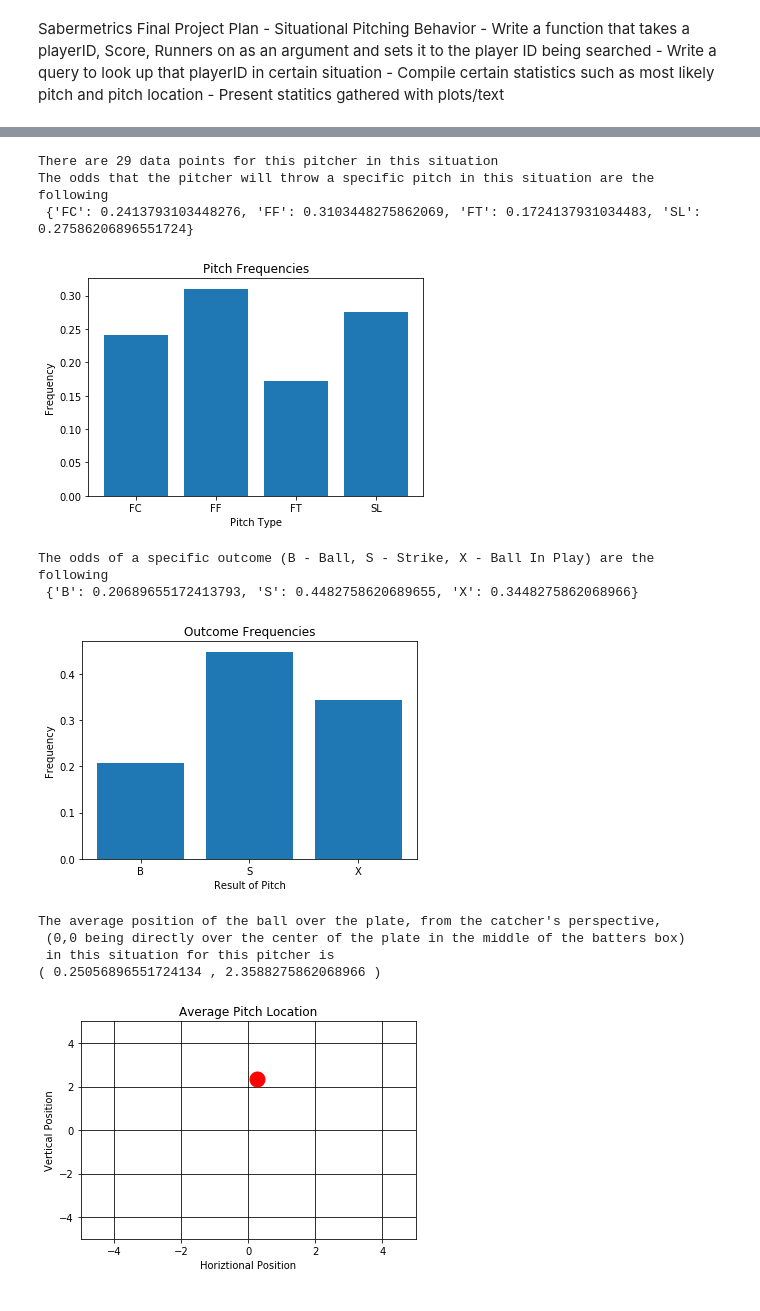
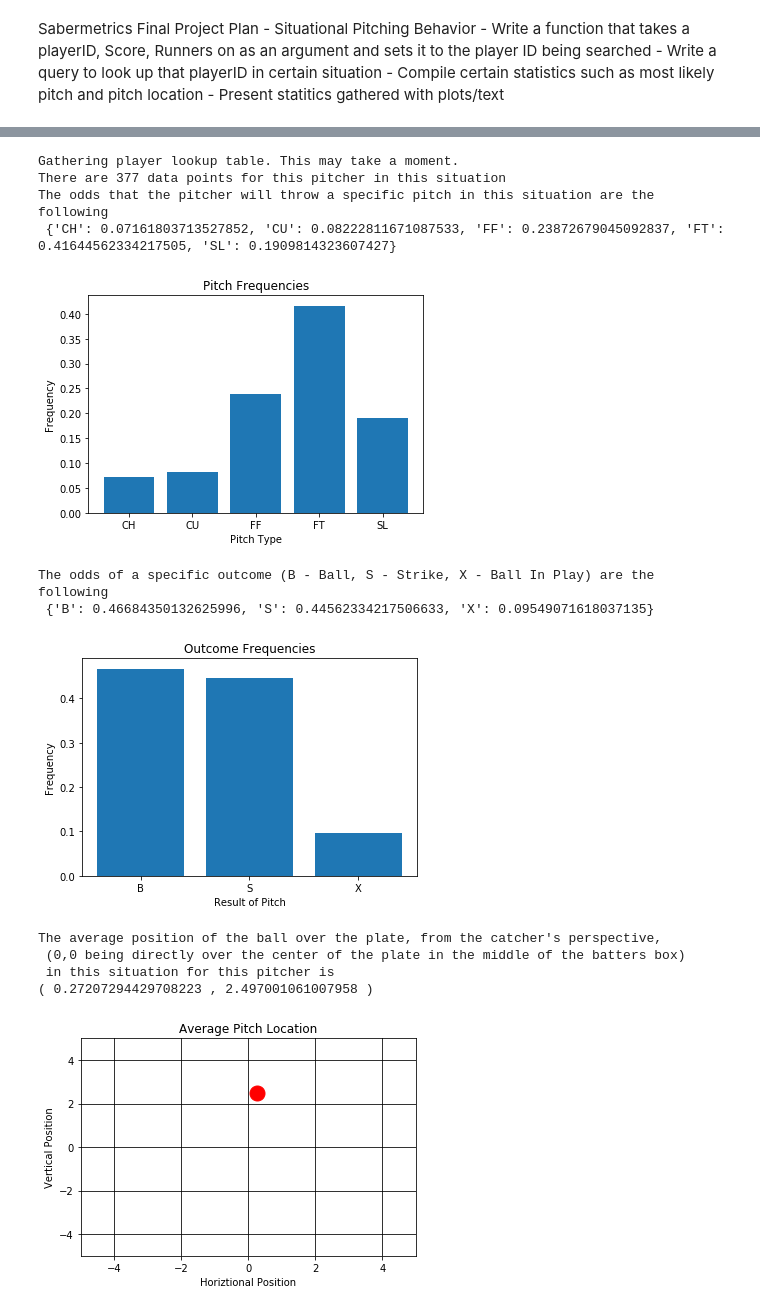
Before and after one commit to samdreed21/SabermetricsFinalProject, a Jupyter notebook: Samuel_Reed_Situational_Pitching_Behavior.ipynb, the cells around one changed output, grey strips where cells are left out. Saved outputs shown, nothing was run; the diff lists cells and outputs as text; code cells hidden in the pictures.

Commit message:
Allows for looking up players by name instead of playerID

```diff
--- a/Samuel_Reed_Situational_Pitching_Behavior.ipynb
+++ b/Samuel_Reed_Situational_Pitching_Behavior.ipynb
@@ -151,9 +137,11 @@ def display_results(p_data):
     plt.title("Average Pitch Location")
     plt.show()
 # %%
-def main(playerID, strikes, balls, on_1b, on_2b, on_3b):
+def driver(first, last, strikes, balls, on_1b, on_2b, on_3b):
+    playerID = playerid_lookup(last, first)
+    pid = playerID.iloc[0]['key_mlbam']
     # call the lookup function with the specified siutational parameters
-    SPB_data = lookup(playerID, strikes, balls, on_1b, on_2b, on_3b)
+    SPB_data = lookup(pid, strikes, balls, on_1b, on_2b, on_3b)
     # if the length of the returned data frame is 0 there is no data for that specific situation
     if (len(SPB_data) == 0):
         print("No data available for described situation")
@@ -164,18 +152,20 @@ def main(playerID, strikes, balls, on_1b, on_2b, on_3b):
 
     # display results
     display_results(processed_data)
-# %%
-main(532077.0, 2, 3, False, False, False)
-# %% [output]
-There are 29 data points for this pitcher in this situation
-The odds that the pitcher will throw a specific pitch in this situation are the following
- {'FC': 0.2413793103448276, 'FF': 0.3103448275862069, 'FT': 0.1724137931034483, 'SL': 0.27586206896551724}
-[figure, removed]
-The odds of a specific outcome (B - Ball, S - Strike, X - Ball In Play) are the following
- {'B': 0.20689655172413793, 'S': 0.4482758620689655, 'X': 0.3448275862068966}
-[figure, removed]
-The average position of the ball over the plate, from the catcher's perspective,
- (0,0 being directly over the center of the plate in the middle of the batters box)
- in this situation for this pitcher is
-( 0.25056896551724134 , 2.3588275862068966 )
-[figure, removed]
+# %%
+# first name, last name, strikes, balse, on_1b, on_2b, on_3b
+driver("kyle", "freeland", 0, 0, False, False, False)
+# %% [output]
+Gathering player lookup table. This may take a moment.
+There are 377 data points for this pitcher in this situation
+The odds that the pitcher will throw a specific pitch in this situation are the following
+ {'CH': 0.07161803713527852, 'CU': 0.08222811671087533, 'FF': 0.23872679045092837, 'FT': 0.41644562334217505, 'SL': 0.1909814323607427}
+[figure, added]
+The odds of a specific outcome (B - Ball, S - Strike, X - Ball In Play) are the following
+ {'B': 0.46684350132625996, 'S': 0.44562334217506633, 'X': 0.09549071618037135}
+[figure, added]
+The average position of the ball over the plate, from the catcher's perspective,
+ (0,0 being directly over the center of the plate in the middle of the batters box)
+ in this situation for this pitcher is
+( 0.27207294429708223 , 2.497001061007958 )
+[figure, added]
```
Also changed, not shown: parts of 2 cells of this notebook.
